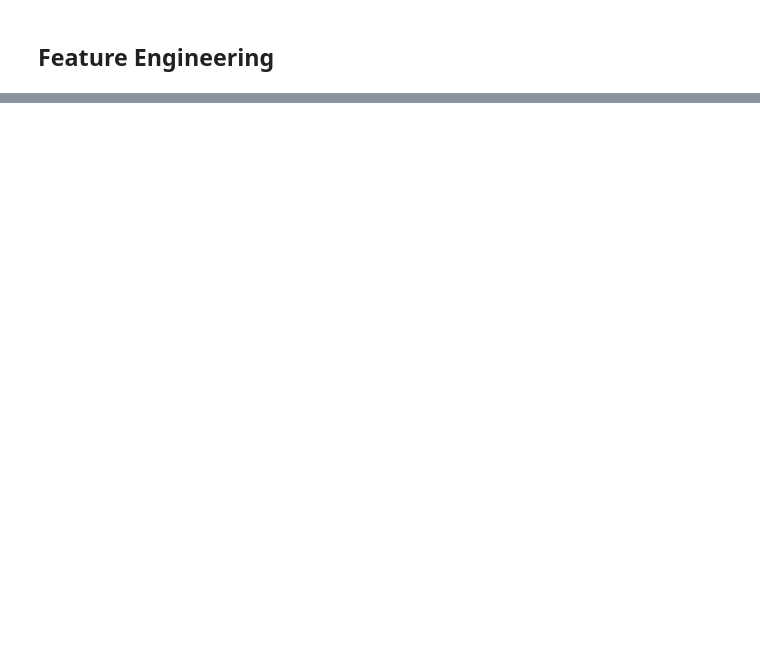
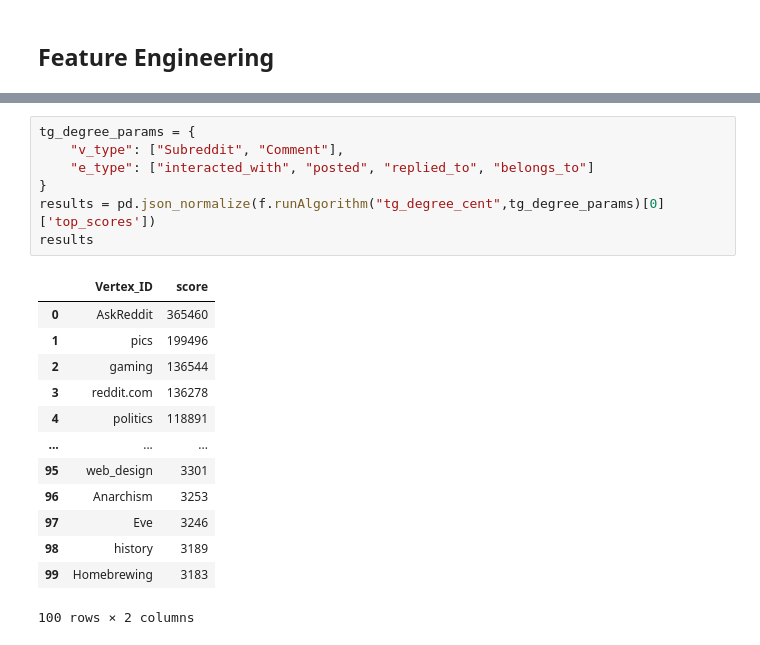
Before and after one commit to scottasut/dsc180b-project, a Jupyter notebook: notebooks/network_stats.ipynb, the cells around one changed output, grey strips where cells are left out. Cells and saved outputs as stored; diff of their text form; blank space fills up the shorter version.

```diff
--- a/notebooks/network_stats.ipynb
+++ b/notebooks/network_stats.ipynb
@@ -195,0 +147,21 @@ Query installation finished.
+# %%
+tg_degree_params = {
+    "v_type": ["Subreddit", "Comment"],
+    "e_type": ["interacted_with", "posted", "replied_to", "belongs_to"]
+}
+results = pd.json_normalize(f.runAlgorithm("tg_degree_cent",tg_degree_params)[0]['top_scores'])
+results
+# %% [output]
+|  | Vertex_ID | score |
+| 0 | AskReddit | 365460 |
+| 1 | pics | 199496 |
+| 2 | gaming | 136544 |
+| 3 | reddit.com | 136278 |
+| 4 | politics | 118891 |
+| ... | ... | ... |
+| 95 | web_design | 3301 |
+| 96 | Anarchism | 3253 |
+| 97 | Eve | 3246 |
+| 98 | history | 3189 |
+| 99 | Homebrewing | 3183 |
+100 rows × 2 columns
```
Also changed, not shown: parts of 51 cells of this notebook.
